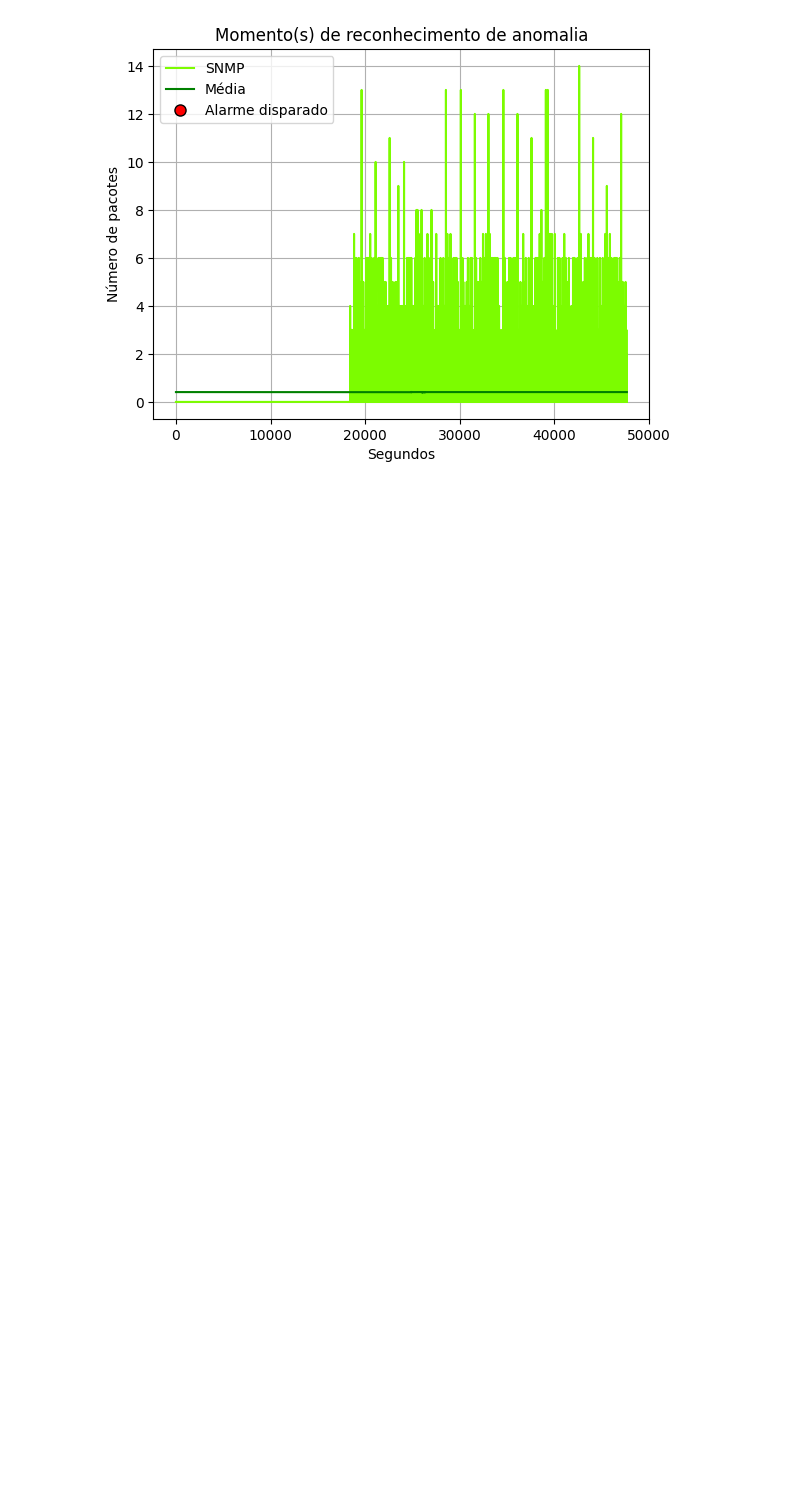
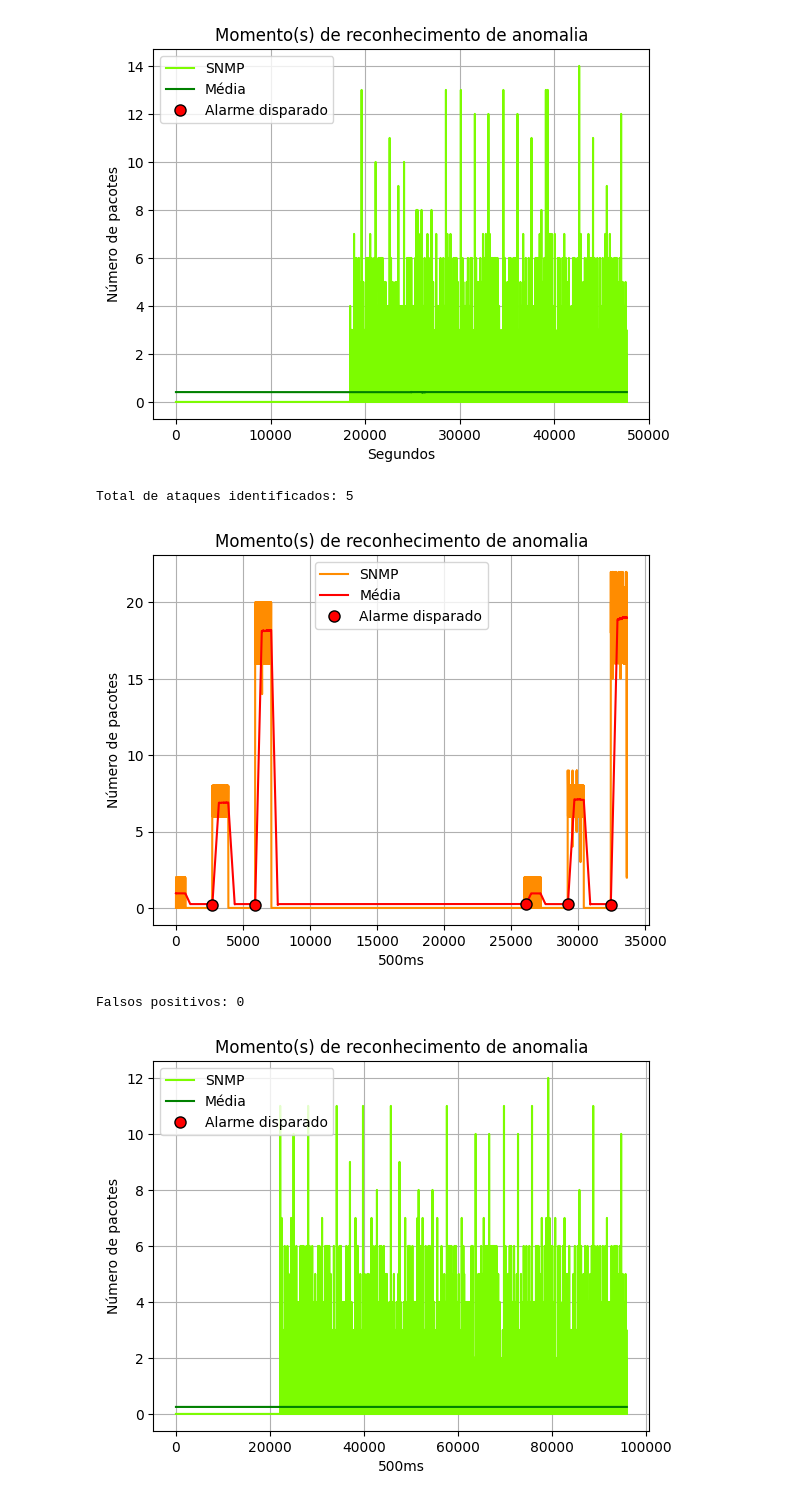
Before and after one commit to hflautert/AnomalyDetection, a Jupyter notebook: AnomaliaSNMP.ipynb, the cells around one changed output. Drawn from its saved outputs; the diff is of its cells as text; code cells hidden in the pictures; blank space fills up the shorter version.

```diff
--- a/AnomaliaSNMP.ipynb
+++ b/AnomaliaSNMP.ipynb
@@ -34,10 +34,14 @@ with httpimport.remote_repo(url):
 dados_normal_1m = fmm.prep_csv("https://raw.githubusercontent.com/hflautert/AnomalyDetection/main/Stats/18-05-31_benign_snmp_1m.csv")
 dados_normal_10s = fmm.prep_csv("https://raw.githubusercontent.com/hflautert/AnomalyDetection/main/Stats/18-05-31_benign_snmp_10s.csv")
 dados_normal_1s = fmm.prep_csv("https://raw.githubusercontent.com/hflautert/AnomalyDetection/main/Stats/18-05-31_benign_tcpsyn_1s.csv")
+dados_normal_500ms = fmm.prep_csv("https://raw.githubusercontent.com/hflautert/AnomalyDetection/main/Stats/18-05-31_benign_tcpsyn_500ms.csv")
+dados_normal_100ms = fmm.prep_csv("https://raw.githubusercontent.com/hflautert/AnomalyDetection/main/Stats/18-05-31_benign_tcpsyn_100ms.csv")
 
 dados_ataque_1m = fmm.prep_csv("https://raw.githubusercontent.com/hflautert/AnomalyDetection/main/Stats/18-06-02_snmp_1m.csv")
 dados_ataque_10s = fmm.prep_csv("https://raw.githubusercontent.com/hflautert/AnomalyDetection/main/Stats/18-06-02_snmp_10s.csv")
 dados_ataque_1s = fmm.prep_csv("https://raw.githubusercontent.com/hflautert/AnomalyDetection/main/Stats/18-06-02_snmp_1s.csv")
+dados_ataque_500ms = fmm.prep_csv("https://raw.githubusercontent.com/hflautert/AnomalyDetection/main/Stats/18-06-02_snmp_500ms.csv")
+dados_ataque_100ms = fmm.prep_csv("https://raw.githubusercontent.com/hflautert/AnomalyDetection/main/Stats/18-06-02_snmp_100ms.csv")
 
 tipo_dos_pacotes='SNMP'
 
@@ -155,3 +159,24 @@ Total de ataques identificados: 6
 Falsos positivos: 0
 [figure]
 [figure]
+# %%
+## Para reaproveitamento das chamadas
+dados_normal=dados_normal_500ms
+dados_ataque=dados_ataque_500ms
+unidade_de_tempo='500ms'
+delta=1.008
+intervalo=500
+taxa_minima=0.25
+
+ataques_reconhecidos,falsos_positivos,alarme_normal_pos,alarme_normal_val,alarme_ataque_pos,alarme_ataque_val,media_normal,media_ataque=fmm.aplica_modelo(dados_normal,dados_ataque,delta,intervalo,taxa_minima)
+
+print ("Total de ataques identificados:",ataques_reconhecidos)
+fmm.visualiza_alarmes(dados_ataque,alarme_ataque_pos,alarme_ataque_val,unidade_de_tempo,tipo_dos_pacotes,intervalo,'darkorange','r',media_ataque)
+
+print ("Falsos positivos:",falsos_positivos)
+fmm.visualiza_alarmes(dados_normal,alarme_normal_pos,alarme_normal_val,unidade_de_tempo,tipo_dos_pacotes,intervalo,'lawngreen','g',media_normal)
+# %% [output]
+Total de ataques identificados: 5
+[figure, added]
+Falsos positivos: 0
+[figure, added]
```
Also changed, not shown: parts of 1 cell of this notebook.
